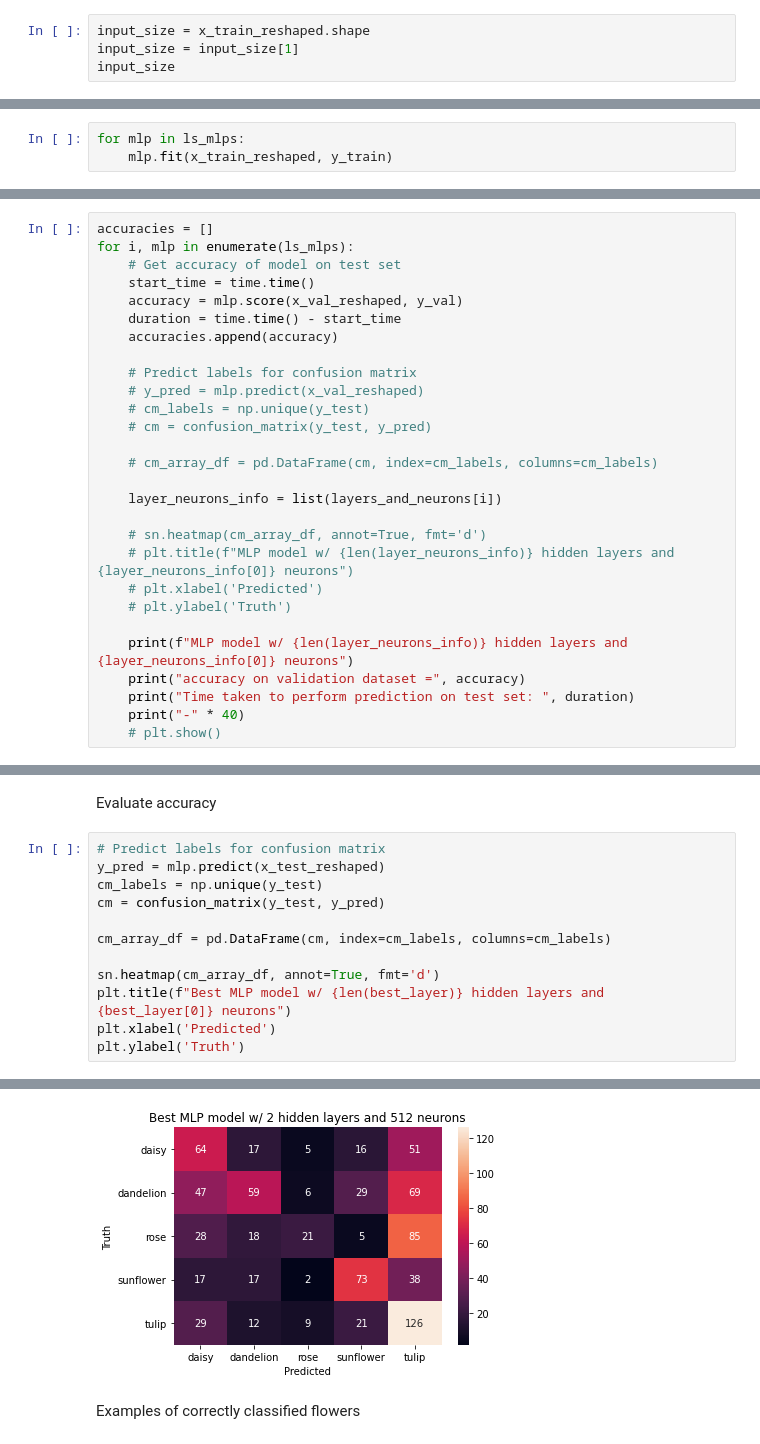
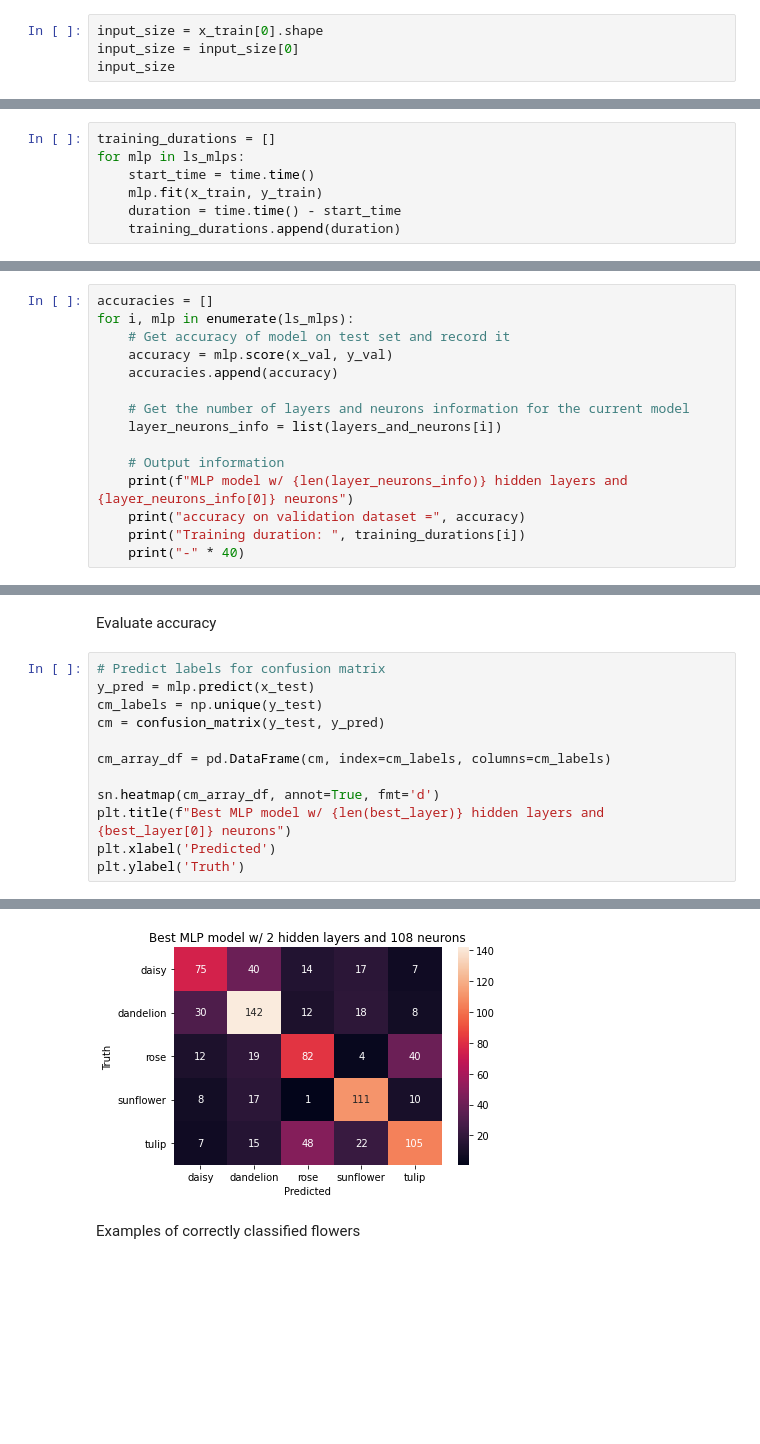
Before and after one commit to GiantSweetroll/uow-foundations-ai, a Jupyter notebook: Lab/assignment1/mlp.ipynb, the cells around one changed output, grey strips where cells are left out. Saved outputs shown, nothing was run; the diff lists cells and outputs as text; blank space fills up the shorter version.

```diff
--- a/Lab/assignment1/mlp.ipynb
+++ b/Lab/assignment1/mlp.ipynb
@@ -84,7 +62,7 @@ from sklearn.metrics import confusion_matrix
 import seaborn as sn
 import time
 # %%
-input_size = x_train_reshaped.shape
-input_size = input_size[1]
+input_size = x_train[0].shape
+input_size = input_size[0]
 input_size
 # %% [output]
@@ -119,6 +97,3 @@ for layers in hidden_layers:
         )
 # %% [markdown]
 Train the neural network models
-# %%
-for mlp in ls_mlps:
-    mlp.fit(x_train_reshaped, y_train)
@@ -142,0 +100,7 @@ Validation score did not improve more than tol=0.000100 for 10 consecutive epoch
+# %%
+training_durations = []
+for mlp in ls_mlps:
+    start_time = time.time()
+    mlp.fit(x_train, y_train)
+    duration = time.time() - start_time
+    training_durations.append(duration)
@@ -145,29 +127,16 @@ Graph accuracy of each models
 # %%
 accuracies = []
 for i, mlp in enumerate(ls_mlps):
-    # Get accuracy of model on test set
-    start_time = time.time()
-    accuracy = mlp.score(x_val_reshaped, y_val)
-    duration = time.time() - start_time
+    # Get accuracy of model on test set and record it
+    accuracy = mlp.score(x_val, y_val)
     accuracies.append(accuracy)
 
-    # Predict labels for confusion matrix
-    # y_pred = mlp.predict(x_val_reshaped)
-    # cm_labels = np.unique(y_test)
-    # cm = confusion_matrix(y_test, y_pred)
-
-    # cm_array_df = pd.DataFrame(cm, index=cm_labels, columns=cm_labels)
-
+    # Get the number of layers and neurons information for the current model
     layer_neurons_info = list(layers_and_neurons[i])
 
-    # sn.heatmap(cm_array_df, annot=True, fmt='d')
-    # plt.title(f"MLP model w/ {len(layer_neurons_info)} hidden layers and {layer_neurons_info[0]} neurons")
-    # plt.xlabel('Predicted')
-    # plt.ylabel('Truth')
-
+    # Output information
     print(f"MLP model w/ {len(layer_neurons_info)} hidden layers and {layer_neurons_info[0]} neurons")
     print("accuracy on validation dataset =", accuracy)
-    print("Time taken to perform prediction on test set: ", duration)
+    print("Training duration: ", training_durations[i])
     print("-" * 40)
-    # plt.show()
 # %% [output]
@@ -227,19 +196,19 @@ time taken to execute = 0.046999216079711914 seconds
 Evaluate accuracy
 # %%
 # Predict labels for confusion matrix
-y_pred = mlp.predict(x_test_reshaped)
+y_pred = mlp.predict(x_test)
 cm_labels = np.unique(y_test)
 cm = confusion_matrix(y_test, y_pred)
 
 cm_array_df = pd.DataFrame(cm, index=cm_labels, columns=cm_labels)
 
 sn.heatmap(cm_array_df, annot=True, fmt='d')
 plt.title(f"Best MLP model w/ {len(best_layer)} hidden layers and {best_layer[0]} neurons")
 plt.xlabel('Predicted')
 plt.ylabel('Truth')
 # %% [output]
 Text(33.0, 0.5, 'Truth')
-[figure, old version]
+[figure, new version]
 # %% [markdown]
 Examples of correctly classified flowers
 # %%
```
Also changed, not shown: parts of 15 cells of this notebook, 1 other file.
